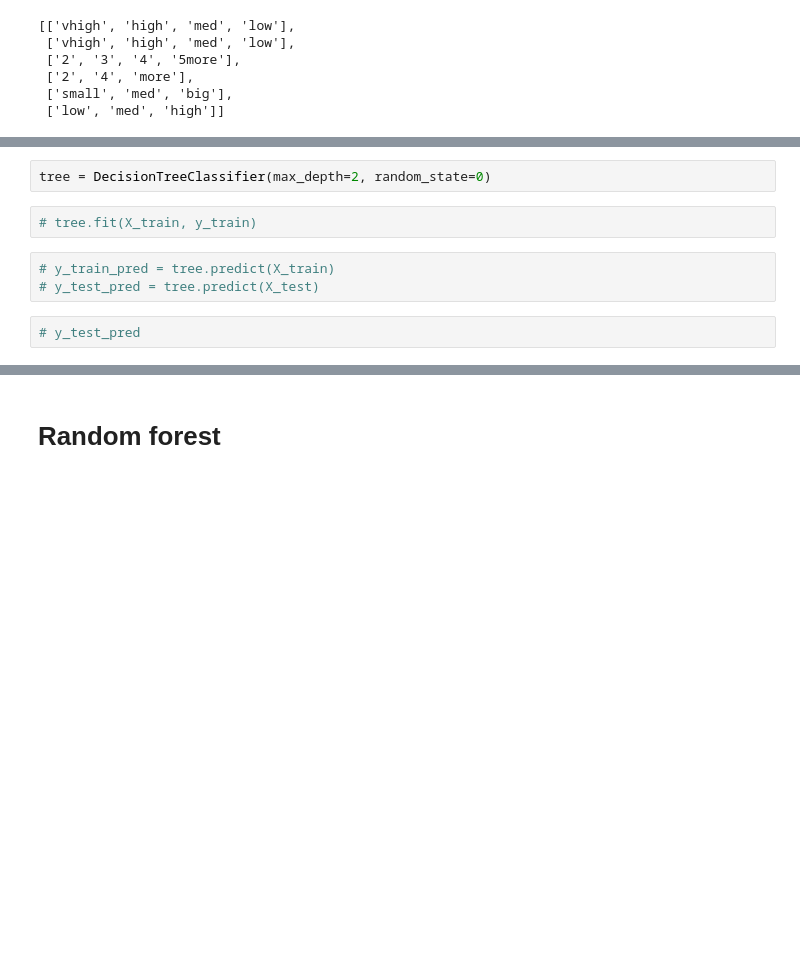
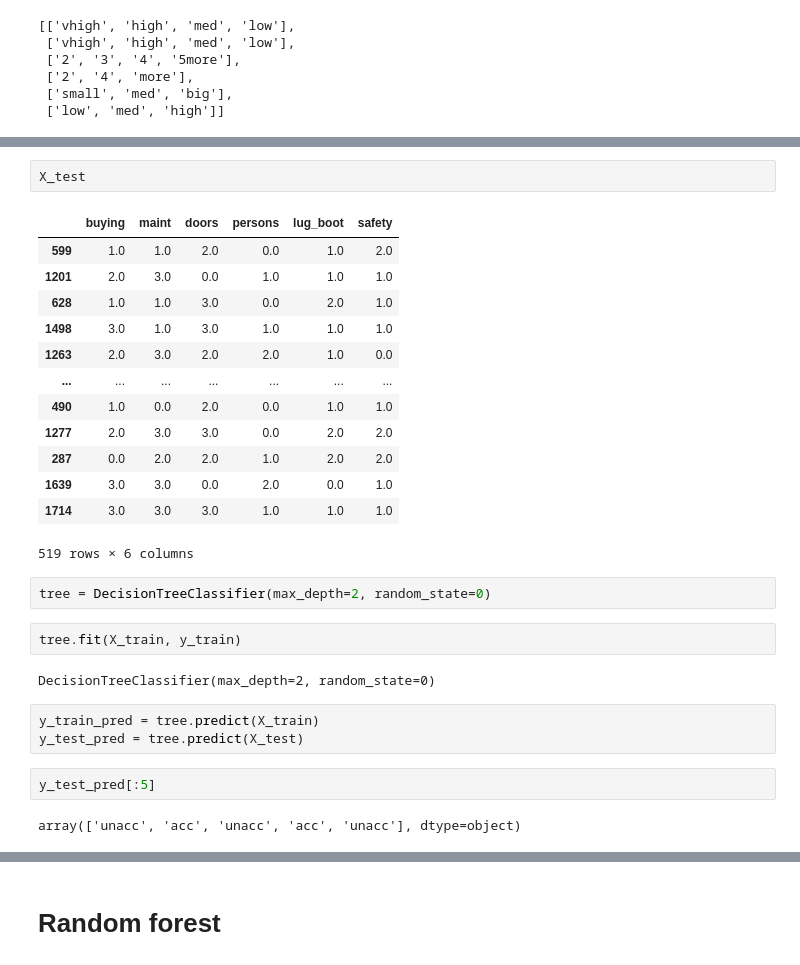
Before and after one commit to alejo-cuello/first-steps-data-science, a Jupyter notebook: 02-second-exercise.ipynb, the cells around one changed output, grey strips where cells are left out. Cells and saved outputs as stored; diff of their text form; blank space fills up the shorter version.

Commit message:
Complete random forest (final exercise)

```diff
--- a/02-second-exercise.ipynb
+++ b/02-second-exercise.ipynb
@@ -142,12 +176,32 @@ ModuleNotFoundError: No module named 'category_encoders'
+# %%
+X_test
+# %% [output]
+|  | buying | maint | doors | persons | lug_boot | safety |
+| 599 | 1.0 | 1.0 | 2.0 | 0.0 | 1.0 | 2.0 |
+| 1201 | 2.0 | 3.0 | 0.0 | 1.0 | 1.0 | 1.0 |
+| 628 | 1.0 | 1.0 | 3.0 | 0.0 | 2.0 | 1.0 |
+| 1498 | 3.0 | 1.0 | 3.0 | 1.0 | 1.0 | 1.0 |
+| 1263 | 2.0 | 3.0 | 2.0 | 2.0 | 1.0 | 0.0 |
+| ... | ... | ... | ... | ... | ... | ... |
+| 490 | 1.0 | 0.0 | 2.0 | 0.0 | 1.0 | 1.0 |
+| 1277 | 2.0 | 3.0 | 3.0 | 0.0 | 2.0 | 2.0 |
+| 287 | 0.0 | 2.0 | 2.0 | 1.0 | 2.0 | 2.0 |
+| 1639 | 3.0 | 3.0 | 0.0 | 2.0 | 0.0 | 1.0 |
+| 1714 | 3.0 | 3.0 | 3.0 | 1.0 | 1.0 | 1.0 |
+519 rows × 6 columns
 # %%
 tree = DecisionTreeClassifier(max_depth=2, random_state=0)
 # %%
-# tree.fit(X_train, y_train)
+tree.fit(X_train, y_train)
+# %% [output]
+DecisionTreeClassifier(max_depth=2, random_state=0)
 # %%
-# y_train_pred = tree.predict(X_train)
-# y_test_pred = tree.predict(X_test)
+y_train_pred = tree.predict(X_train)
+y_test_pred = tree.predict(X_test)
-# %%
-# y_test_pred
+# %%
+y_test_pred[:5]
+# %% [output]
+array(['unacc', 'acc', 'unacc', 'acc', 'unacc'], dtype=object)
 # %%
 train_accuracy_tree = accuracy_score(y_train, y_train_pred)
 test_accuracy_tree = accuracy_score(y_test, y_test_pred)
```
Also changed, not shown: parts of 16 cells of this notebook.
